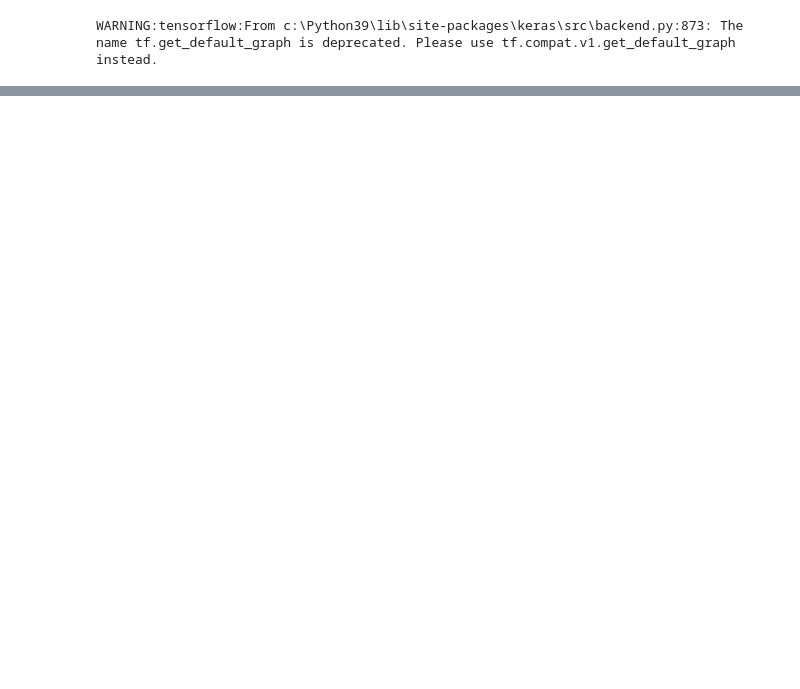
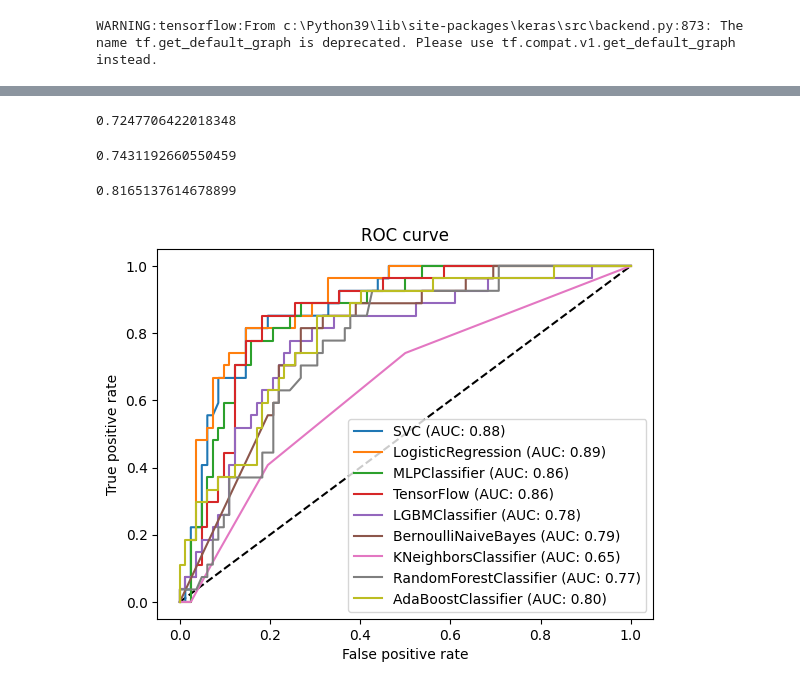
Before and after one commit to NitTheKit/KidneyCancerML, a Jupyter notebook: tensorflow_zscore.ipynb, the cells around one changed output, grey strips where cells are left out. Saved outputs shown, nothing was run; the diff lists cells and outputs as text; code cells hidden in the pictures; blank space fills up the shorter version.

```diff
--- a/tensorflow_zscore.ipynb
+++ b/tensorflow_zscore.ipynb
@@ -64,0 +321,79 @@ model.evaluate(X_test, y_test, verbose=2)
+# %%
+from sklearn.ensemble import AdaBoostClassifier
+
+adb = AdaBoostClassifier(random_state=123)
+adb.fit(X_train, y_train)
+print(adb.score(X_test, y_test))
+y_prob_adb = adb.predict_proba(X_test)[:,1]
+# %% [output]
+0.7247706422018348
+# %%
+from sklearn.naive_bayes import BernoulliNB
+
+bnb = BernoulliNB()
+bnb.fit(X_train, y_train)
+print(bnb.score(X_test, y_test))
+y_prob_bnb = bnb.predict_proba(X_test)[:,1]
+# %% [output]
+0.7431192660550459
+# %%
+from sklearn.neural_network import MLPClassifier
+mlp = MLPClassifier(random_state=123)
+mlp.fit(X_train, y_train)
+print(mlp.score(X_test, y_test))
+y_prob_mlp = mlp.predict_proba(X_test)[:,1]
+# %% [output]
+0.8165137614678899
+# %%
+plt.figure(1)
+plt.plot([0, 1], [0, 1], 'k--')
+
+fpr, tpr, thresholds = roc_curve(y_test, y_prob_svc)
+auc_val = metrics.auc(fpr, tpr)
+plt.plot(fpr, tpr, label='SVC (AUC: {:.2f})'.format(auc_val))
+
+fpr, tpr, thresholds = roc_curve(y_test, y_prob_lr)
+auc_val = metrics.auc(fpr, tpr)
+plt.plot(fpr, tpr, label='LogisticRegression (AUC: {:.2f})'.format(auc_val))
+
+fpr, tpr, thresholds = roc_curve(y_test, y_prob_mlp)
+auc_val = metrics.auc(fpr, tpr)
+plt.plot(fpr, tpr, label='MLPClassifier (AUC: {:.2f})'.format(auc_val))
+
+fpr, tpr, thresholds = roc_curve(y_test, y_prob_tf)
+auc_val = metrics.auc(fpr, tpr)
+plt.plot(fpr, tpr, label='TensorFlow (AUC: {:.2f})'.format(auc_val))
+
+fpr, tpr, thresholds = roc_curve(y_test, y_prob_lgb)
+auc_val = metrics.auc(fpr, tpr)
+plt.plot(fpr, tpr, label='LGBMClassifier (AUC: {:.2f})'.format(auc_val))
+
+fpr, tpr, thresholds = roc_curve(y_test, y_prob_bnb)
+auc_val = metrics.auc(fpr, tpr)
+plt.plot(fpr, tpr, label='BernoulliNaiveBayes (AUC: {:.2f})'.format(auc_val))
+
+
+fpr, tpr, thresholds = roc_curve(y_test, y_prob_kn)
+auc_val = metrics.auc(fpr, tpr)
+plt.plot(fpr, tpr, label='KNeighborsClassifier (AUC: {:.2f})'.format(auc_val))
+
+fpr, tpr, thresholds = roc_curve(y_test, y_prob_rf)
+auc_val = metrics.auc(fpr, tpr)
+plt.plot(fpr, tpr, label='RandomForestClassifier (AUC: {:.2f})'.format(auc_val))
+
+
+
+fpr, tpr, thresholds = roc_curve(y_test, y_prob_adb)
+auc_val = metrics.auc(fpr, tpr)
+plt.plot(fpr, tpr, label='AdaBoostClassifier (AUC: {:.2f})'.format(auc_val))
+
+
+
+
+plt.xlabel('False positive rate')
+plt.ylabel('True positive rate')
+plt.title('ROC curve')
+plt.legend(loc='best')
+plt.show()
+# %% [output]
+[figure, added]
```
Also changed, not shown: parts of 25 cells of this notebook, 12 other files.
